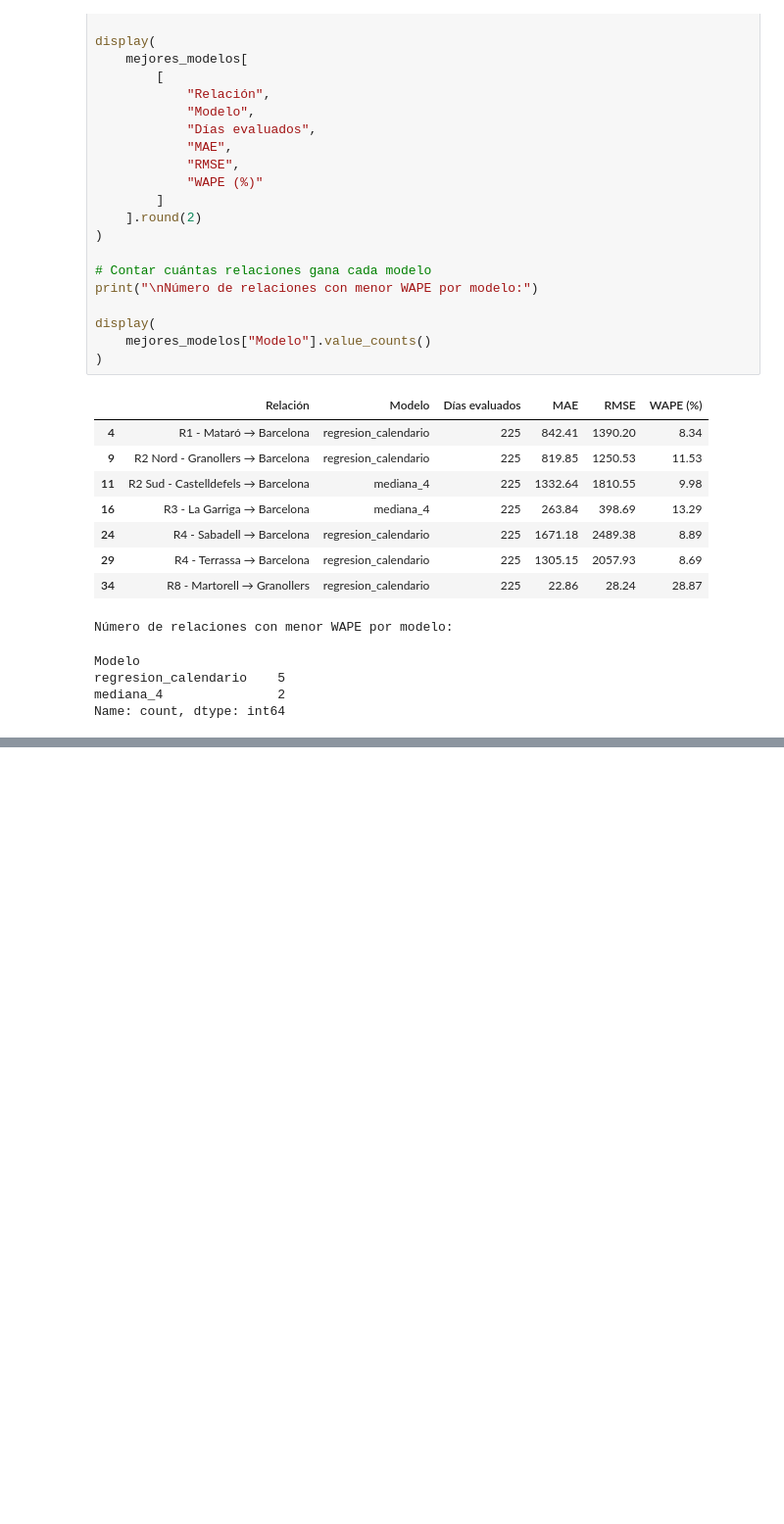
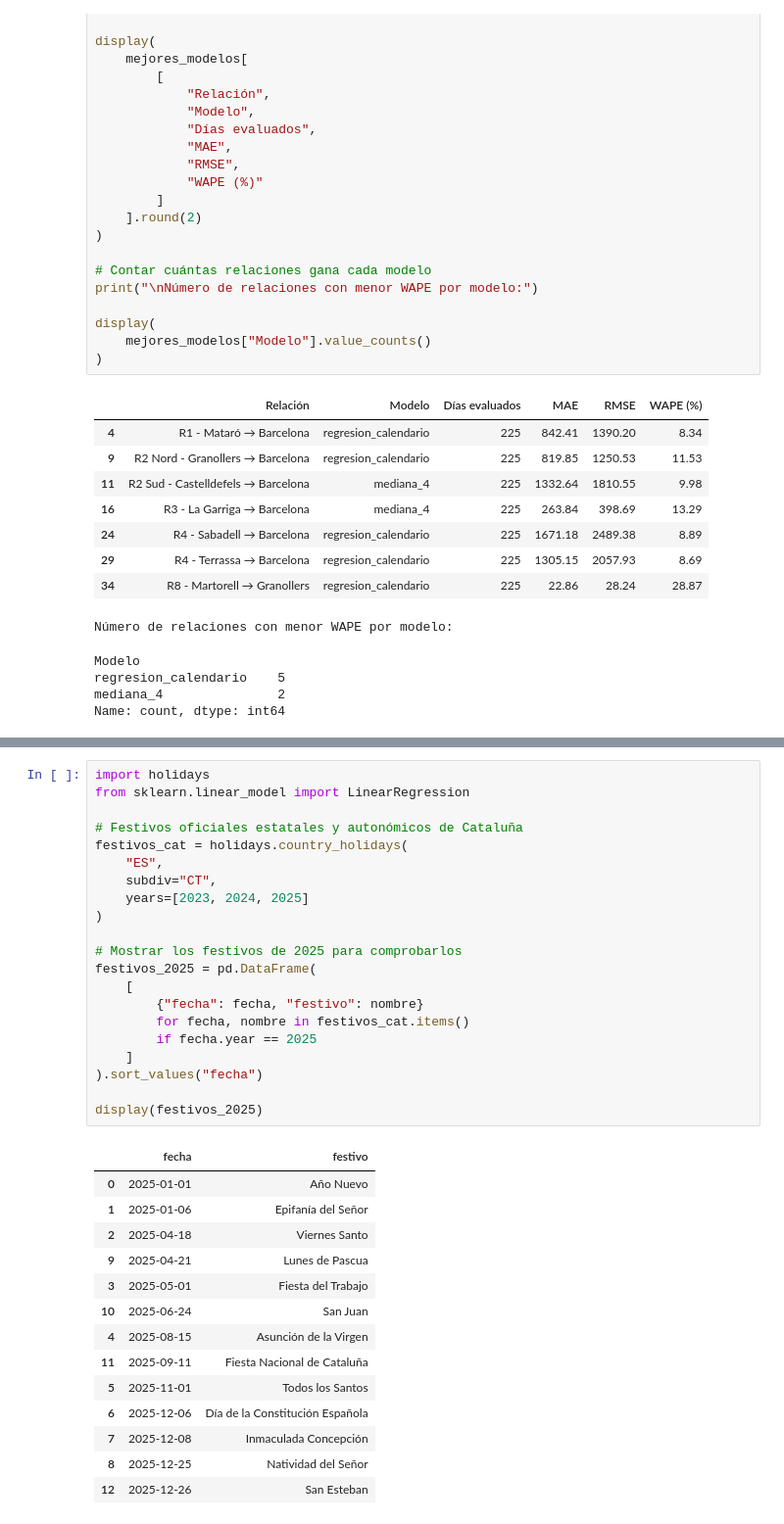
Before and after one commit to martinafrisach/R-MOVE, a Jupyter notebook: notebooks/02_movilidad_telefonica_analisi_estadistico.ipynb, the cells around one changed output, grey strips where cells are left out. Shown at 98% size. Drawn from its saved outputs; the diff is of its cells as text; blank space fills up the shorter version.

```diff
--- a/notebooks/02_movilidad_telefonica_analisi_estadistico.ipynb
+++ b/notebooks/02_movilidad_telefonica_analisi_estadistico.ipynb
@@ -1766,0 +1817,36 @@ Resultados guardados correctamente.
+# %%
+import holidays
+from sklearn.linear_model import LinearRegression
+
+# Festivos oficiales estatales y autonómicos de Cataluña
+festivos_cat = holidays.country_holidays(
+    "ES",
+    subdiv="CT",
+    years=[2023, 2024, 2025]
+)
+
+# Mostrar los festivos de 2025 para comprobarlos
+festivos_2025 = pd.DataFrame(
+    [
+        {"fecha": fecha, "festivo": nombre}
+        for fecha, nombre in festivos_cat.items()
+        if fecha.year == 2025
+    ]
+).sort_values("fecha")
+
+display(festivos_2025)
+# %% [output]
+|  | fecha | festivo |
+| 0 | 2025-01-01 | Año Nuevo |
+| 1 | 2025-01-06 | Epifanía del Señor |
+| 2 | 2025-04-18 | Viernes Santo |
+| 9 | 2025-04-21 | Lunes de Pascua |
+| 3 | 2025-05-01 | Fiesta del Trabajo |
+| 10 | 2025-06-24 | San Juan |
+| 4 | 2025-08-15 | Asunción de la Virgen |
+| 11 | 2025-09-11 | Fiesta Nacional de Cataluña |
+| 5 | 2025-11-01 | Todos los Santos |
+| 6 | 2025-12-06 | Día de la Constitución Española |
+| 7 | 2025-12-08 | Inmaculada Concepción |
+| 8 | 2025-12-25 | Natividad del Señor |
+| 12 | 2025-12-26 | San Esteban |
```
Also changed, not shown: parts of 49 cells of this notebook, 1 other file.
